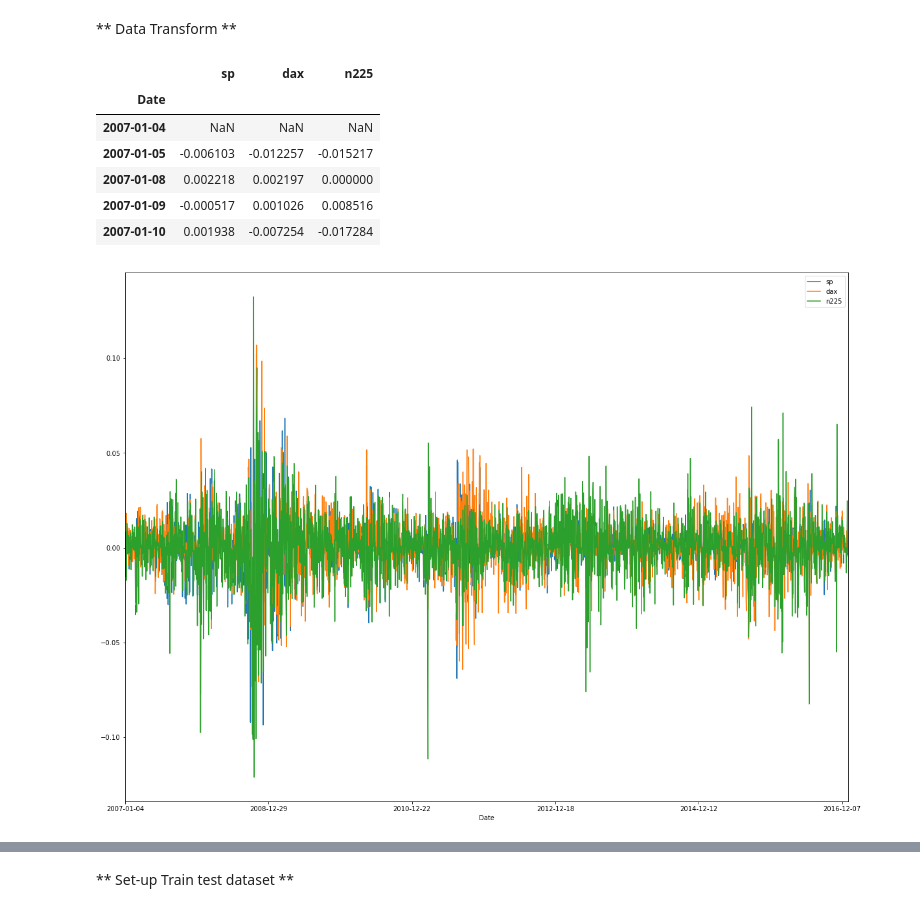
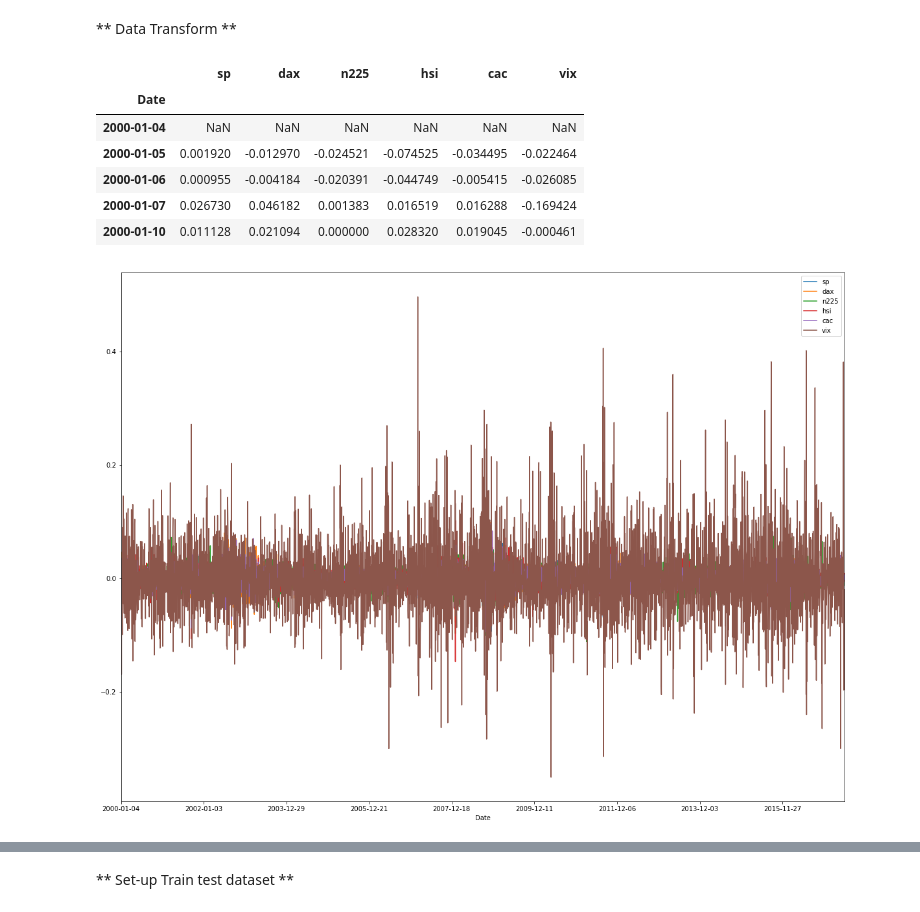
Before and after one commit to JiqiSun/ml_capstone_project, a Jupyter notebook: capstone-project.ipynb, the cells around one changed output, grey strips where cells are left out. Cells and saved outputs as stored; diff of their text form; code cells hidden in the pictures.

```diff
--- a/capstone-project.ipynb
+++ b/capstone-project.ipynb
@@ -3,9 +3,12 @@
 # %%
 import pandas as pd
 # %%
-sp500 = pd.read_csv('GSPC.csv',na_values=['null'],na_filter=True).set_index('Date')
-dax = pd.read_csv('GDAXI.csv',na_values=['null'],na_filter=True).set_index('Date')
-nikkei225 = pd.read_csv('N225.csv',na_values=['null'],na_filter=True).set_index('Date')
+sp500 = pd.read_csv('^GSPC.csv',na_values=['null'],na_filter=True).set_index('Date')
+dax = pd.read_csv('^GDAXI.csv',na_values=['null'],na_filter=True).set_index('Date')
+nikkei225 = pd.read_csv('^N225.csv',na_values=['null'],na_filter=True).set_index('Date')
+vix = pd.read_csv('^VIX.csv',na_values=['null'],na_filter=True).set_index('Date')
+hsi = pd.read_csv('^HSI.csv',na_values=['null'],na_filter=True).set_index('Date')
+cac = pd.read_csv('^FCHI.csv',na_values=['null'],na_filter=True).set_index('Date')
 # %% [markdown]
 ** Preprocessing data **
 # %%
@@ -19,6 +22,9 @@ closed_data = pd.DataFrame()
 closed_data['sp_closed'] = sp500['Adj Close']
 closed_data['dax_closed'] = dax['Adj Close']
 closed_data['n225_closed'] = nikkei225['Adj Close']
+closed_data['hsi_closed'] = hsi['Adj Close']
+closed_data['cac_closed'] = cac['Adj Close']
+closed_data['vix_closed'] = vix['Adj Close']
 closed_data = closed_data.fillna(method='ffill').dropna()
 # %%
 #closed_data.describe()
@@ -42,4 +49,7 @@ _ = pd.concat([closed_data['sp_closed'],closed_data['dax_closed'],closed_data['n
 closed_data['sp_closed_scaled'] = closed_data['sp_closed']/max(closed_data['sp_closed'])
 closed_data['dax_closed_scaled'] = closed_data['dax_closed']/max(closed_data['dax_closed'])
 closed_data['n225_closed_scaled'] = closed_data['n225_closed']/max(closed_data['n225_closed'])
+closed_data['hsi_closed_scaled'] = closed_data['hsi_closed']/max(closed_data['hsi_closed'])
+closed_data['cac_closed_scaled'] = closed_data['cac_closed']/max(closed_data['cac_closed'])
+closed_data['vix_closed_scaled'] = closed_data['vix_closed']/max(closed_data['vix_closed'])
 # %%
@@ -73,21 +87,26 @@ log_return = pd.DataFrame()
 log_return['sp'] = np.log(closed_data['sp_closed']/closed_data['sp_closed'].shift())
 log_return['dax'] = np.log(closed_data['dax_closed']/closed_data['dax_closed'].shift())
 log_return['n225'] = np.log(closed_data['n225_closed']/closed_data['n225_closed'].shift())
+log_return['hsi'] = np.log(closed_data['hsi_closed']/closed_data['hsi_closed'].shift())
+log_return['cac'] = np.log(closed_data['cac_closed']/closed_data['cac_closed'].shift())
+log_return['vix'] = np.log(closed_data['vix_closed']/closed_data['vix_closed'].shift())
+
 #log_return = log_return.dropna()
 #log_return.describe()
 log_return.head()
 # %% [output]
-|  | sp | dax | n225 |
-| Date |  |  |  |
-| 2007-01-04 | NaN | NaN | NaN |
-| 2007-01-05 | -0.006103 | -0.012257 | -0.015217 |
-| 2007-01-08 | 0.002218 | 0.002197 | 0.000000 |
-| 2007-01-09 | -0.000517 | 0.001026 | 0.008516 |
-| 2007-01-10 | 0.001938 | -0.007254 | -0.017284 |
+|  | sp | dax | n225 | hsi | cac | vix |
+| Date |  |  |  |  |  |  |
+| 2000-01-04 | NaN | NaN | NaN | NaN | NaN | NaN |
+| 2000-01-05 | 0.001920 | -0.012970 | -0.024521 | -0.074525 | -0.034495 | -0.022464 |
+| 2000-01-06 | 0.000955 | -0.004184 | -0.020391 | -0.044749 | -0.005415 | -0.026085 |
+| 2000-01-07 | 0.026730 | 0.046182 | 0.001383 | 0.016519 | 0.016288 | -0.169424 |
+| 2000-01-10 | 0.011128 | 0.021094 | 0.000000 | 0.028320 | 0.019045 | -0.000461 |
 # %%
-_ = pd.concat([log_return['sp'],log_return['dax'],log_return['n225']],axis=1).plot(figsize=(20,15))
+_ = pd.concat([log_return['sp'],log_return['dax'],log_return['n225'],
+              log_return['hsi'],log_return['cac'],log_return['vix']],axis=1).plot(figsize=(20,15))
 # %% [output]
-[figure, old version]
+[figure, new version]
 # %%
 _ = scatter_matrix(log_return, figsize=(20, 20), diagonal='kde')
 # %% [output]
```
Also changed, not shown: parts of 13 cells of this notebook.
